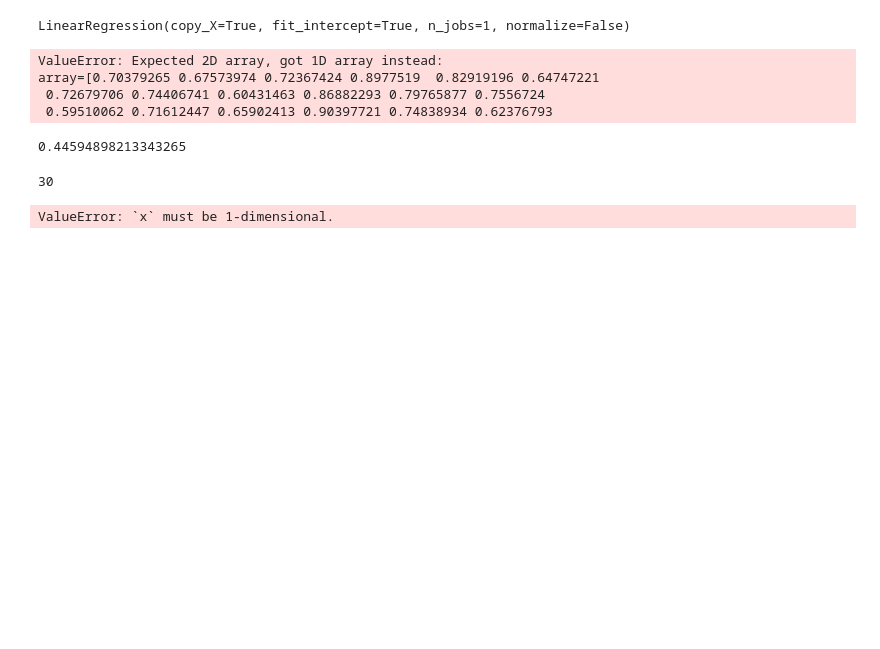
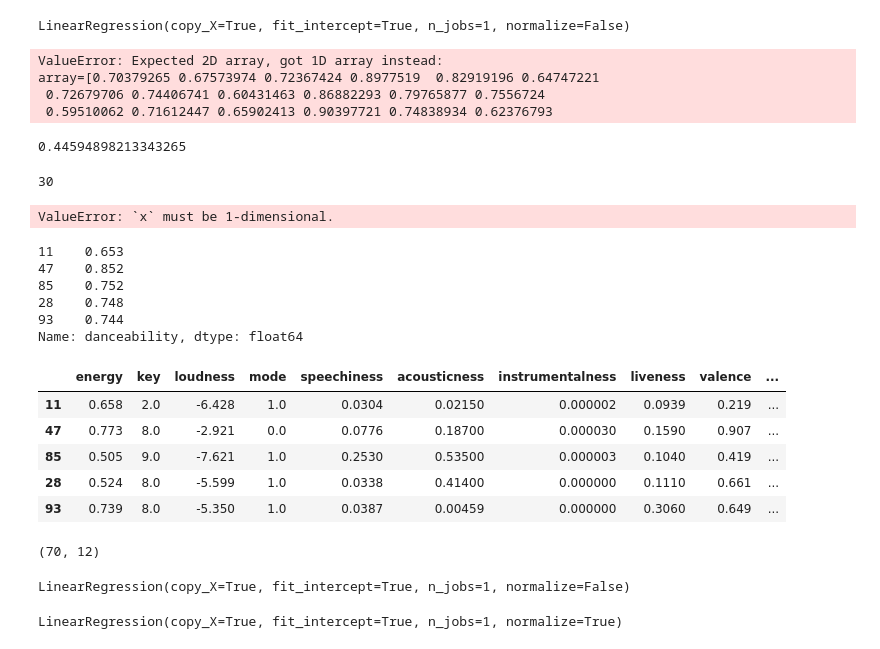
Before and after one commit to ncoston/PyJamGen, a Jupyter notebook: ExploringSpotifyData.ipynb, the cells around one changed output. Cells and saved outputs as stored; diff of their text form; code cells hidden in the pictures; blank space fills up the shorter version.

Commit message:
Updates to check for correlation and user input to all training files. Minor changes to test files.

```diff
--- a/ExploringSpotifyData.ipynb
+++ b/ExploringSpotifyData.ipynb
@@ -179,3 +179,25 @@ from scipy.interpolate import CubicSpline
 cs = CubicSpline(spotify_covariates_train,spotify_danceability_train)
 # %% [output]
 ValueError: `x` must be 1-dimensional.
+# %%
+spotify_danceability_train.head()
+# %% [output]
+11    0.653
+47    0.852
+85    0.752
+28    0.748
+93    0.744
+Name: danceability, dtype: float64
+# %%
+spotify_covariates_train.head()
+# %% [output]
+|  | energy | key | loudness | mode | speechiness | acousticness | instrumentalness | liveness | valence | ... |
+| 11 | 0.658 | 2.0 | -6.428 | 1.0 | 0.0304 | 0.02150 | 0.000002 | 0.0939 | 0.219 | ... |
+| 47 | 0.773 | 8.0 | -2.921 | 0.0 | 0.0776 | 0.18700 | 0.000030 | 0.1590 | 0.907 | ... |
+| 85 | 0.505 | 9.0 | -7.621 | 1.0 | 0.2530 | 0.53500 | 0.000003 | 0.1040 | 0.419 | ... |
+| 28 | 0.524 | 8.0 | -5.599 | 1.0 | 0.0338 | 0.41400 | 0.000000 | 0.1110 | 0.661 | ... |
+| 93 | 0.739 | 8.0 | -5.350 | 1.0 | 0.0387 | 0.00459 | 0.000000 | 0.3060 | 0.649 | ... |
+# %%
+spotify_covariates_train.shape
+# %% [output]
+(70, 12)
@@ -181,0 +206,4 @@ ValueError: `x` must be 1-dimensional.
+# %%
+lm1.fit(spotify_covariates_train,spotify_danceability_train)
+# %% [output]
+LinearRegression(copy_X=True, fit_intercept=True, n_jobs=1, normalize=False)
@@ -181,0 +212,4 @@ ValueError: `x` must be 1-dimensional.
+# %%
+lm2.fit(spotify_covariates_train,spotify_danceability_train)
+# %% [output]
+LinearRegression(copy_X=True, fit_intercept=True, n_jobs=1, normalize=True)
```
Also changed, not shown: parts of 22 cells of this notebook, 6 other files.
